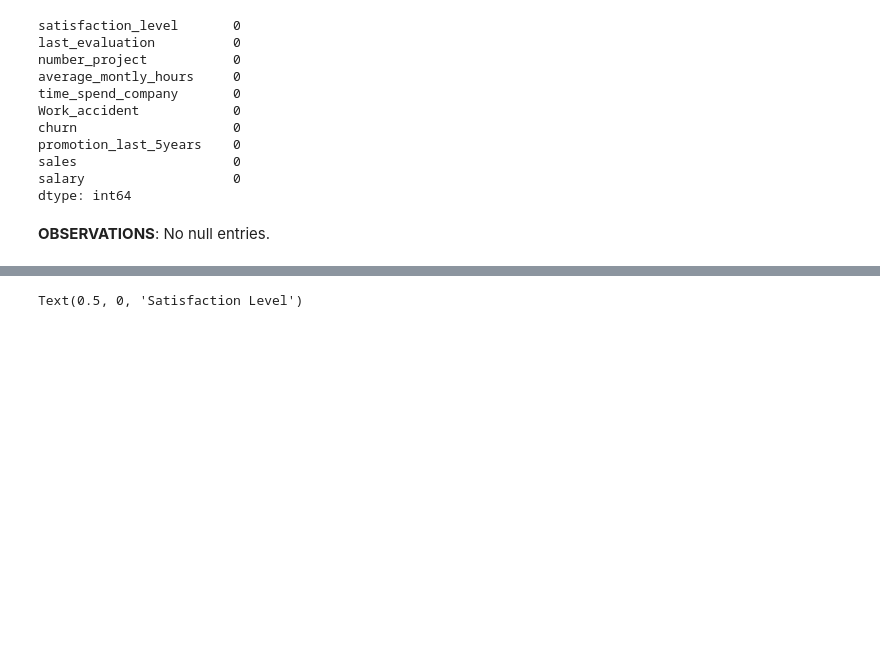
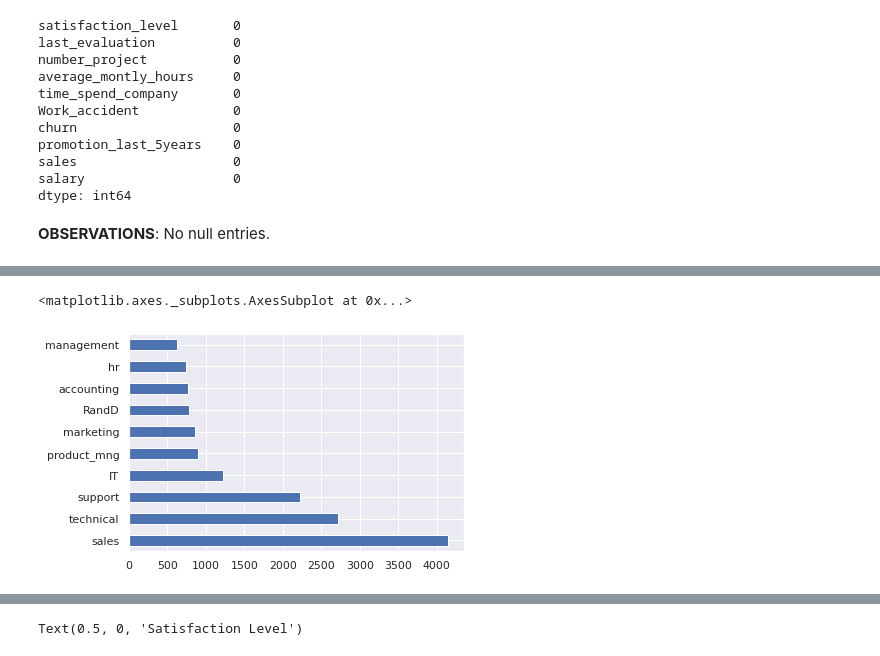
Before and after one commit to anthonyckleung/HR-Churn-Analysis, a Jupyter notebook: hr_churn_classification.ipynb, the cells around one changed output, grey strips where cells are left out. Drawn from its saved outputs; the diff is of its cells as text; code cells hidden in the pictures; blank space fills up the shorter version.

```diff
--- a/hr_churn_classification.ipynb
+++ b/hr_churn_classification.ipynb
@@ -88,0 +115,5 @@ dtype: int64
+# %%
+df['sales'].value_counts().plot(kind='barh')
+# %% [output]
+<matplotlib.axes._subplots.AxesSubplot at 0x...>
+[figure, added]
```
Also changed, not shown: parts of 10 cells of this notebook.
